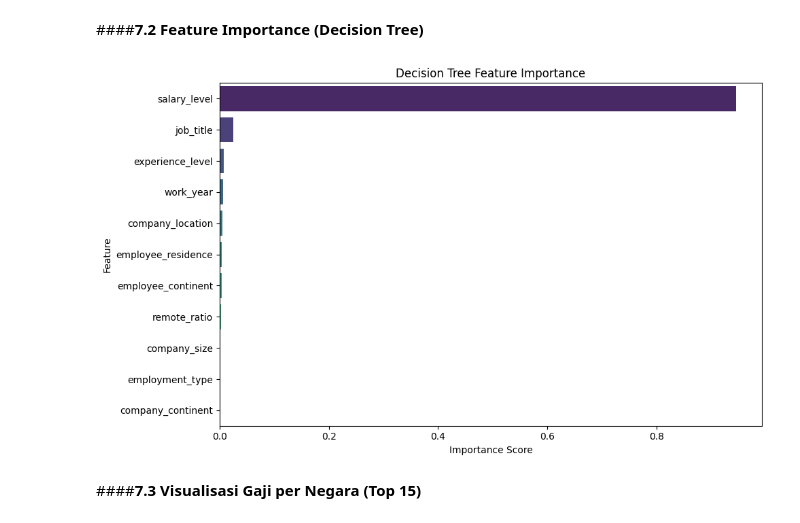
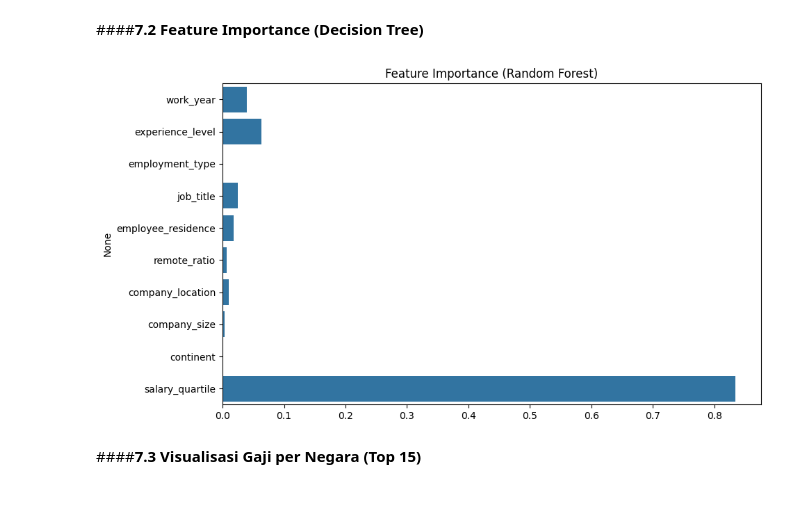
Before and after one commit to fathanzys/Data, a Jupyter notebook: uas_DataMining.ipynb, the cells around one changed output. Saved outputs shown, nothing was run; the diff lists cells and outputs as text; code cells hidden in the pictures.

```diff
--- a/uas_DataMining.ipynb
+++ b/uas_DataMining.ipynb
@@ -193,2 +151,4 @@ df['salary_level'] = pd.qcut(df['salary_in_usd'], q=4, labels=['Low', 'Medium',
+# %%
+df['salary_quartile'] = pd.qcut(df['salary_in_usd'], q=4, labels=['Q1', 'Q2', 'Q3', 'Q4'])
 # %% [markdown]
 ####**4.3 Hasil Feature Baru**
@@ -225,3 +168,5 @@ if drop_cols:
+# %%
+df_clean = df.drop(columns=['salary', 'salary_currency'])
 # %% [markdown]
 ####**5.2 Label Encoding Kolom Kategorikal**
 # %%
@@ -277,11 +188,18 @@ dtype: object
+# %%
+X = df_clean.drop(columns=['salary_in_usd'])
+y = df_clean['salary_in_usd']
 # %% [markdown]
 #**6. Model Training**
 # %% [markdown]
 ####**6.1 Inisialisasi dan Training Model**
 # %%
 from sklearn.ensemble import RandomForestRegressor
-rf_model = RandomForestRegressor(random_state=42)
-rf_model.fit(X_train, y_train)
+from sklearn.model_selection import train_test_split
+
+X_train, X_test, y_train, y_test = train_test_split(X, y, test_size=0.2, random_state=42)
+
+model = RandomForestRegressor(random_state=42)
+model.fit(X_train, y_train)
 # %% [output]
 RandomForestRegressor(random_state=42)
 # %%
@@ -356,20 +238,14 @@ plt.show()
 # %% [markdown]
 ####**7.2 Feature Importance (Decision Tree)**
 # %%
-# Feature Importance
-importances = dt_model.feature_importances_
-feature_names = X.columns
-
-feat_imp = pd.Series(importances, index=feature_names).sort_values(ascending=False)
+importances = model.feature_importances_
+features = X.columns
 
 plt.figure(figsize=(10, 6))
-sns.barplot(x=feat_imp, y=feat_imp.index, palette='viridis')
-plt.title("Decision Tree Feature Importance")
-plt.xlabel("Importance Score")
-plt.ylabel("Feature")
-plt.tight_layout()
+sns.barplot(x=importances, y=features)
+plt.title("Feature Importance (Random Forest)")
 plt.show()
 # %% [output]
-[figure, old version]
+[figure, new version]
 # %% [markdown]
 ####**7.3 Visualisasi Gaji per Negara (Top 15)**
```
Also changed, not shown: parts of 49 cells of this notebook.
